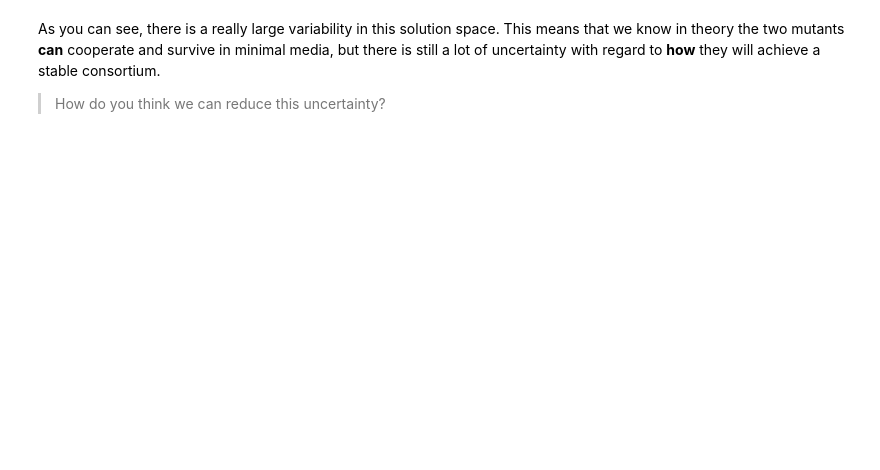
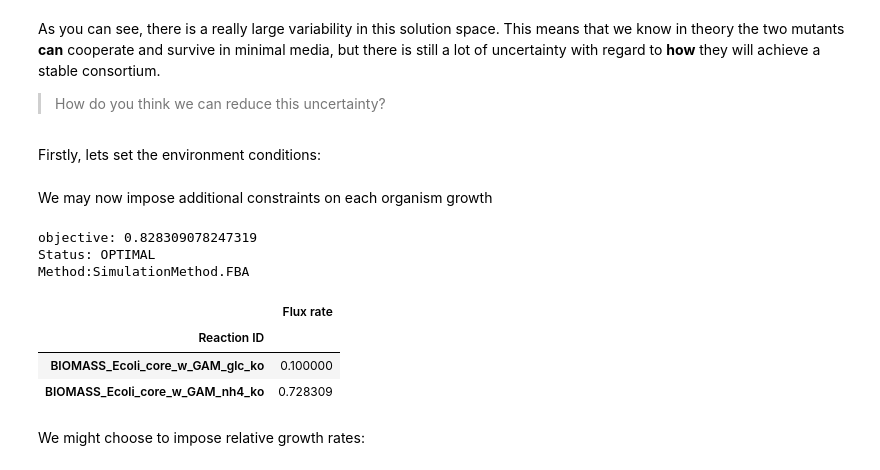
Before and after one commit to vmspereira/ELIXIR-2023, a Jupyter notebook: notebooks/community.ipynb, the cells around one changed output. Drawn from its saved outputs; the diff is of its cells as text; code cells hidden in the pictures; blank space fills up the shorter version.

```diff
--- a/notebooks/community.ipynb
+++ b/notebooks/community.ipynb
@@ -170,3 +324,27 @@ for strain, (lower, upper) in variability.items():
 As you can see, there is a really large variability in this solution space. This means that we know in theory the two mutants **can** cooperate and survive in minimal media, but there is still a lot of uncertainty with regard to **how** they will achieve a stable consortium.
 
 > How do you think we can reduce this uncertainty?
+# %% [markdown]
+Firstly, lets set the environment conditions:
+# %%
+sim.set_environmental_conditions(M9)
+# %% [markdown]
+We may now impose additional constraints on each organism growth
+# %%
+constraints={community.organisms_biomass['nh4_ko']:(0.1,1000),
+             community.organisms_biomass['glc_ko']:(0.1,1000)}
+solution = sim.simulate(constraints=constraints)
+solution
+# %% [output]
+objective: 0.828309078247319
+Status: OPTIMAL
+Method:SimulationMethod.FBA
+# %%
+solution.find('BIOMASS')
+# %% [output]
+|  | Flux rate |
+| Reaction ID |  |
+| BIOMASS_Ecoli_core_w_GAM_glc_ko | 0.100000 |
+| BIOMASS_Ecoli_core_w_GAM_nh4_ko | 0.728309 |
+# %% [markdown]
+We might choose to impose relative growth rates:
```
Also changed, not shown: parts of 42 cells of this notebook.
